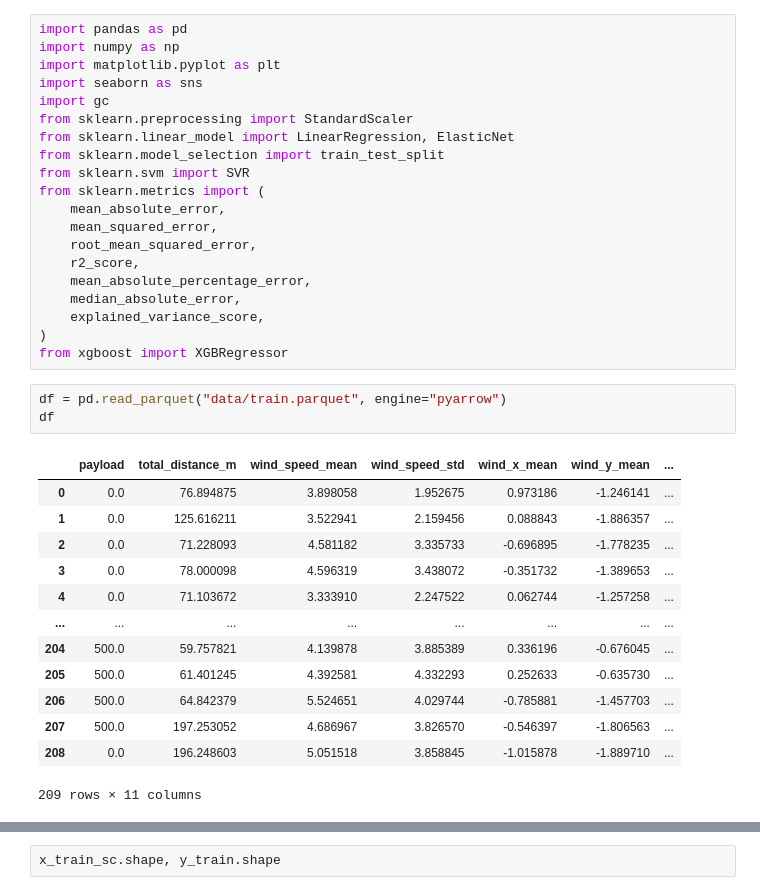
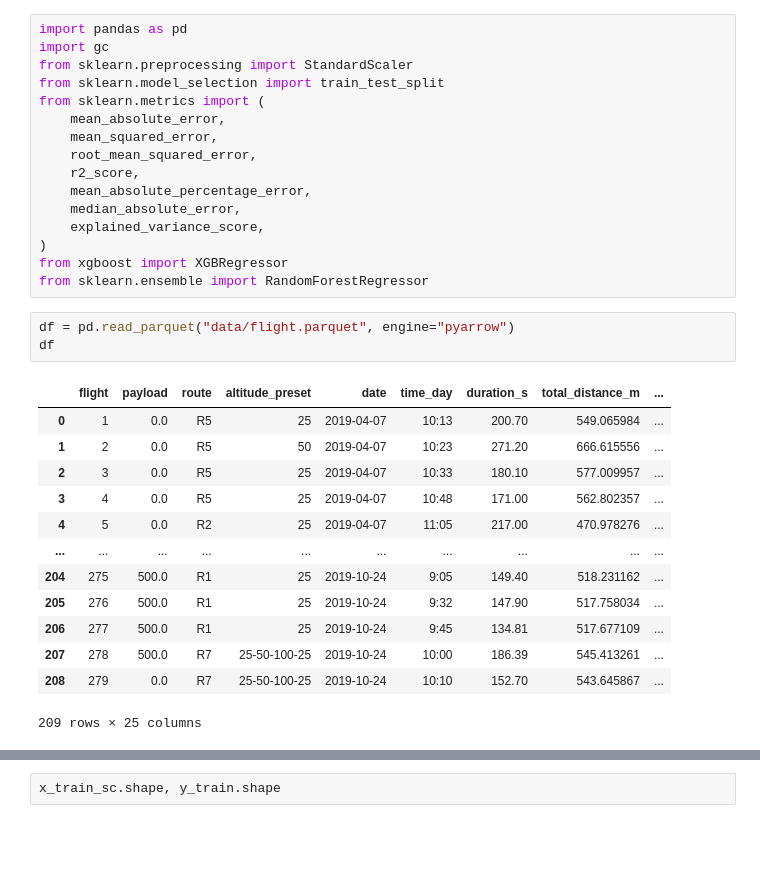
Before and after one commit to luunguyentankhai/Drone-Power-predict, a Jupyter notebook: eda/train.ipynb, the cells around one changed output, grey strips where cells are left out. Drawn from its saved outputs; the diff is of its cells as text; blank space fills up the shorter version.

Commit message:
feat: train data on rf and xgb

```diff
--- a/eda/train.ipynb
+++ b/eda/train.ipynb
@@ -1,13 +1,8 @@
 # %%
 import pandas as pd
-import numpy as np
-import matplotlib.pyplot as plt
-import seaborn as sns
 import gc
 from sklearn.preprocessing import StandardScaler
-from sklearn.linear_model import LinearRegression, ElasticNet
 from sklearn.model_selection import train_test_split
-from sklearn.svm import SVR
 from sklearn.metrics import (
     mean_absolute_error,
     mean_squared_error,
@@ -18,20 +13,21 @@ from sklearn.metrics import (
     explained_variance_score,
 )
 from xgboost import XGBRegressor
+from sklearn.ensemble import RandomForestRegressor
 # %%
-df = pd.read_parquet("data/train.parquet", engine="pyarrow")
+df = pd.read_parquet("data/flight.parquet", engine="pyarrow")
 df
 # %% [output]
-|  | payload | total_distance_m | wind_speed_mean | wind_speed_std | wind_x_mean | wind_y_mean | ... |
-| 0 | 0.0 | 76.894875 | 3.898058 | 1.952675 | 0.973186 | -1.246141 | ... |
-| 1 | 0.0 | 125.616211 | 3.522941 | 2.159456 | 0.088843 | -1.886357 | ... |
-| 2 | 0.0 | 71.228093 | 4.581182 | 3.335733 | -0.696895 | -1.778235 | ... |
-| 3 | 0.0 | 78.000098 | 4.596319 | 3.438072 | -0.351732 | -1.389653 | ... |
-| 4 | 0.0 | 71.103672 | 3.333910 | 2.247522 | 0.062744 | -1.257258 | ... |
-| ... | ... | ... | ... | ... | ... | ... | ... |
-| 204 | 500.0 | 59.757821 | 4.139878 | 3.885389 | 0.336196 | -0.676045 | ... |
-| 205 | 500.0 | 61.401245 | 4.392581 | 4.332293 | 0.252633 | -0.635730 | ... |
-| 206 | 500.0 | 64.842379 | 5.524651 | 4.029744 | -0.785881 | -1.457703 | ... |
-| 207 | 500.0 | 197.253052 | 4.686967 | 3.826570 | -0.546397 | -1.806563 | ... |
-| 208 | 0.0 | 196.248603 | 5.051518 | 3.858845 | -1.015878 | -1.889710 | ... |
+|  | flight | payload | route | altitude_preset | date | time_day | duration_s | total_distance_m | ... |
+| 0 | 1 | 0.0 | R5 | 25 | 2019-04-07 | 10:13 | 200.70 | 549.065984 | ... |
+| 1 | 2 | 0.0 | R5 | 50 | 2019-04-07 | 10:23 | 271.20 | 666.615556 | ... |
+| 2 | 3 | 0.0 | R5 | 25 | 2019-04-07 | 10:33 | 180.10 | 577.009957 | ... |
+| 3 | 4 | 0.0 | R5 | 25 | 2019-04-07 | 10:48 | 171.00 | 562.802357 | ... |
+| 4 | 5 | 0.0 | R2 | 25 | 2019-04-07 | 11:05 | 217.00 | 470.978276 | ... |
+| ... | ... | ... | ... | ... | ... | ... | ... | ... | ... |
+| 204 | 275 | 500.0 | R1 | 25 | 2019-10-24 | 9:05 | 149.40 | 518.231162 | ... |
+| 205 | 276 | 500.0 | R1 | 25 | 2019-10-24 | 9:32 | 147.90 | 517.758034 | ... |
+| 206 | 277 | 500.0 | R1 | 25 | 2019-10-24 | 9:45 | 134.81 | 517.677109 | ... |
+| 207 | 278 | 500.0 | R7 | 25-50-100-25 | 2019-10-24 | 10:00 | 186.39 | 545.413261 | ... |
+| 208 | 279 | 0.0 | R7 | 25-50-100-25 | 2019-10-24 | 10:10 | 152.70 | 543.645867 | ... |
-209 rows × 11 columns
+209 rows × 25 columns
```
Also changed, not shown: parts of 8 cells of this notebook.
